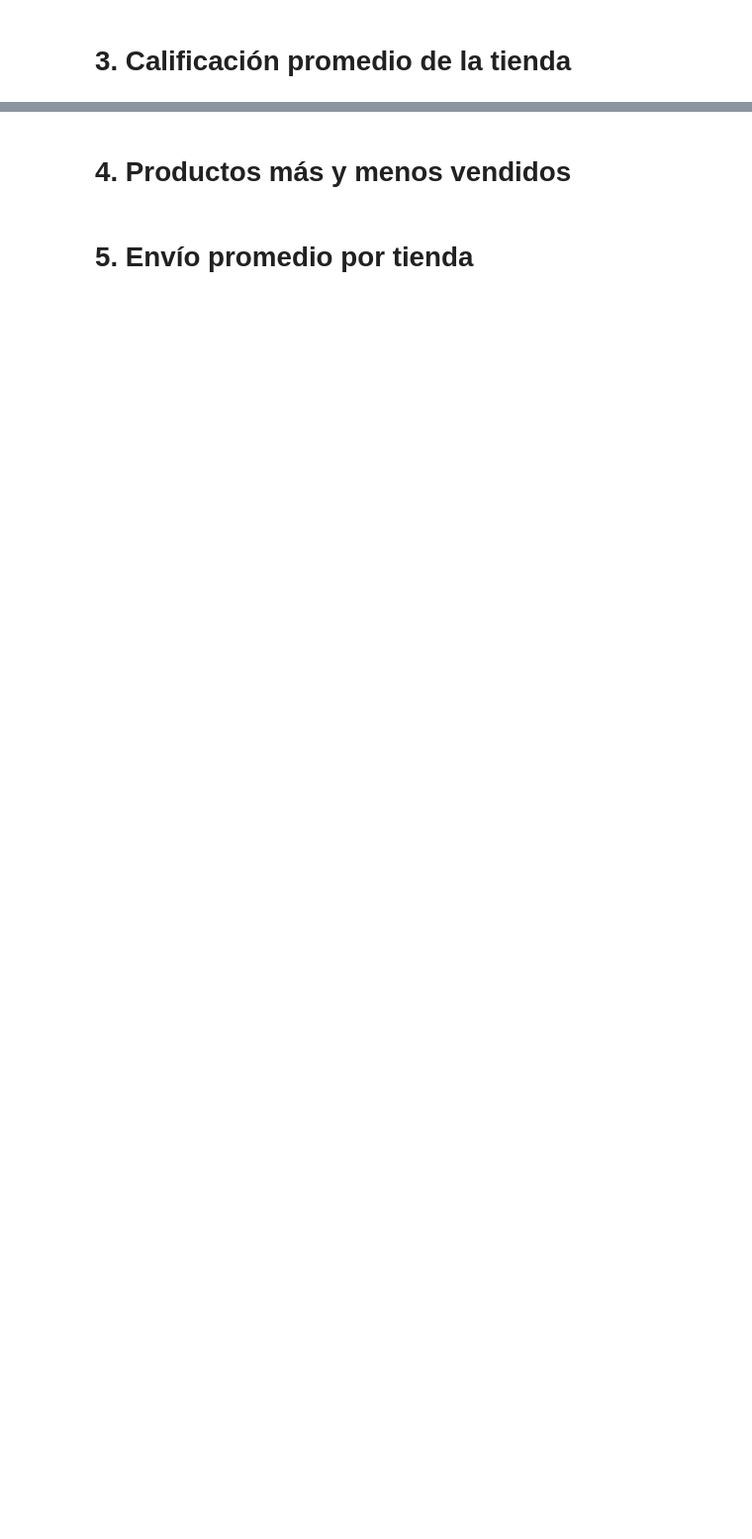
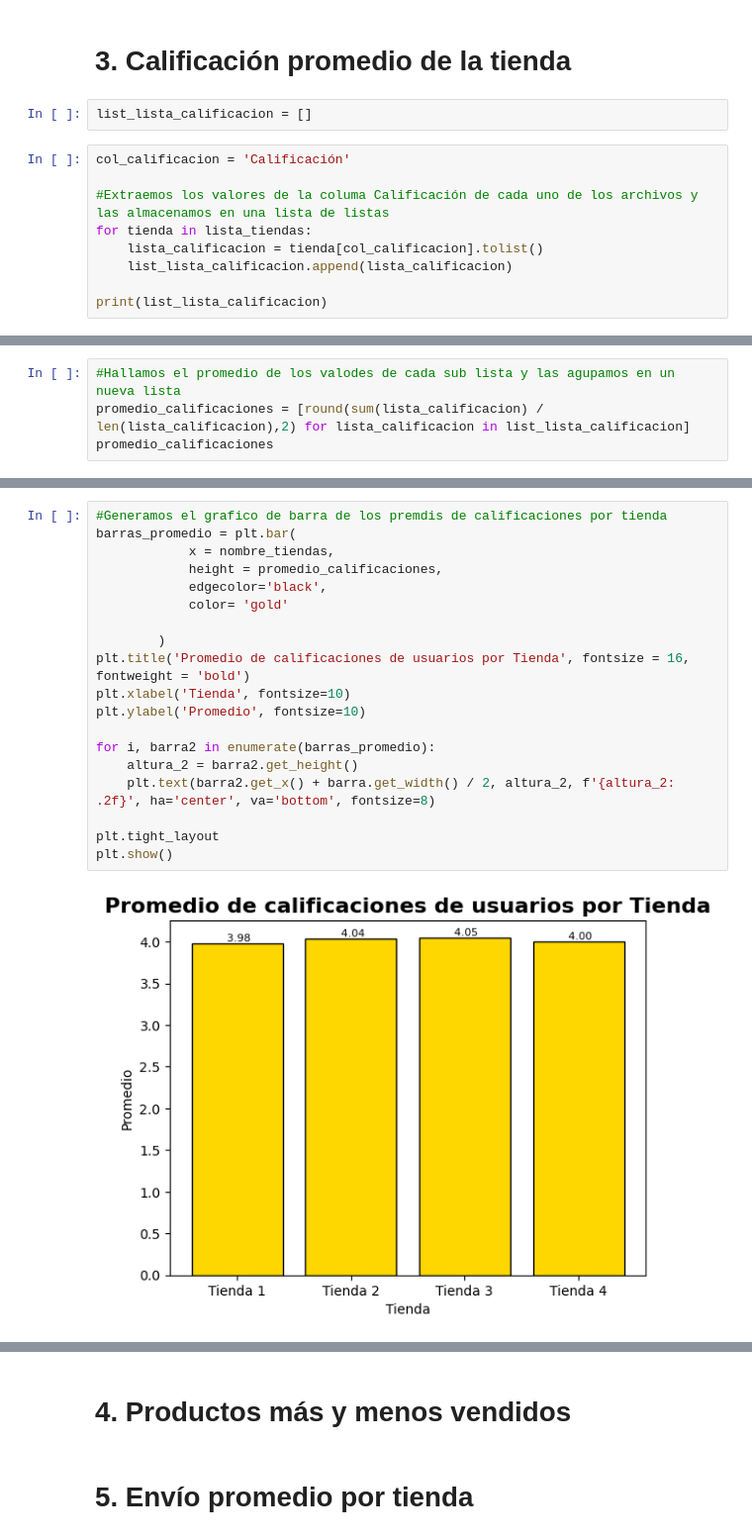
Before and after one commit to DevMagnov/challenge1-data-science-latam, a Jupyter notebook: AluraStoreLatam.ipynb, the cells around one changed output, grey strips where cells are left out. Shown at 99% size. Drawn from its saved outputs; the diff is of its cells as text; blank space fills up the shorter version.

```diff
--- a/AluraStoreLatam.ipynb
+++ b/AluraStoreLatam.ipynb
@@ -180,2 +182,13 @@ graficar_tienda('Tienda 4')
 # %% [markdown]
 # 3. Calificación promedio de la tienda
+# %%
+list_lista_calificacion = []
+# %%
+col_calificacion = 'Calificación'
+
+#Extraemos los valores de la columa Calificación de cada uno de los archivos y las almacenamos en una lista de listas
+for tienda in lista_tiendas:
+    lista_calificacion = tienda[col_calificacion].tolist()
+    list_lista_calificacion.append(lista_calificacion)
+
+print(list_lista_calificacion)
@@ -181,0 +197,4 @@ graficar_tienda('Tienda 4')
+# %%
+#Hallamos el promedio de los valodes de cada sub lista y las agupamos en un nueva lista
+promedio_calificaciones = [round(sum(lista_calificacion) / len(lista_calificacion),2) for lista_calificacion in list_lista_calificacion]
+promedio_calificaciones
@@ -181,0 +203,21 @@ graficar_tienda('Tienda 4')
+# %%
+#Generamos el grafico de barra de los premdis de calificaciones por tienda
+barras_promedio = plt.bar(
+            x = nombre_tiendas,
+            height = promedio_calificaciones,
+            edgecolor='black',
+            color= 'gold'
+
+        )
+plt.title('Promedio de calificaciones de usuarios por Tienda', fontsize = 16, fontweight = 'bold')
+plt.xlabel('Tienda', fontsize=10)
+plt.ylabel('Promedio', fontsize=10)
+
+for i, barra2 in enumerate(barras_promedio):
+    altura_2 = barra2.get_height()
+    plt.text(barra2.get_x() + barra.get_width() / 2, altura_2, f'{altura_2: .2f}', ha='center', va='bottom', fontsize=8)
+
+plt.tight_layout
+plt.show()
+# %% [output]
+[figure, added]
```
Also changed, not shown: parts of 9 cells of this notebook.
